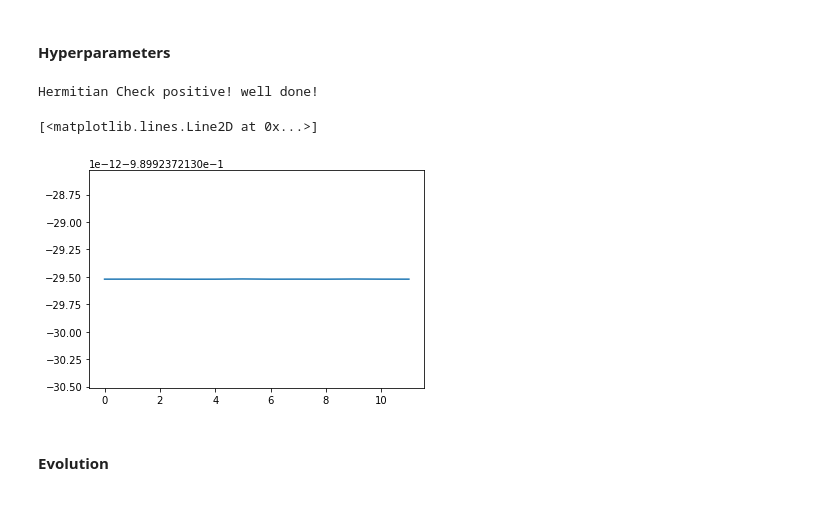
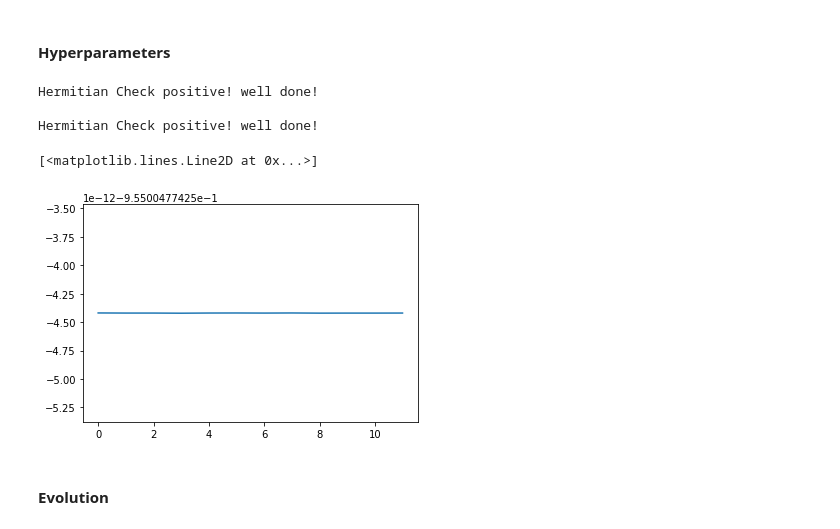
Before and after one commit to emacosta95/ManyBodySystemQutip, a Jupyter notebook: dynamics.ipynb, the cells around one changed output. Cells and saved outputs as stored; diff of their text form; code cells hidden in the pictures.

```diff
--- a/dynamics.ipynb
+++ b/dynamics.ipynb
@@ -52,38 +52,40 @@ class RealQuench:
             + (1 - np.exp(-1 * (t * self.gamma))) * self.hf
         )
 
-ham0=SpinHamiltonian(direction_couplings=[('z','z')],pbc=True,coupling_values=[1.],size=size)
+ham0=SpinHamiltonian(direction_couplings=[('z','z')],field_directions=['z'],field_values=[1.],pbc=True,coupling_values=[1.],size=size)
 h1=SpinHamiltonian(field_directions=['x'],field_values=[0.5],size=size,pbc=True)
 
 field_coeff=RealQuench(hi=hi,hf=hf,gamma=gamma)
 
 ham=[ham0.qutip_op,[h1.qutip_op,field_coeff.field]]
 
 _,psi0=np.linalg.eigh(ham0.qutip_op+5.*h1.qutip_op)
 
 
 
 psi0=psi0[:,0]
 
 
 psi=qutip.Qobj(psi0,shape=psi0.shape,dims=([[2 for i in range(size)],[1]]))
 
 for r in np.isnan(psi0):
     if r==True:
         print(r)
 
 x_gs=[]
 
 for i in range(size):
     x=SpinOperator(index=[('x',i)],coupling=[1.],size=size,verbose=1)
     obs.append(x.qutip_op)
     x_gs.append(x.expect_value(psi))
 
 plt.plot(x_gs)
 # %% [output]
 Hermitian Check positive! well done!
+
+Hermitian Check positive! well done!
 [<matplotlib.lines.Line2D at 0x...>]
-[figure, old version]
+[figure, new version]
 # %% [markdown]
 #### Evolution
 # %%
```
Also changed, not shown: parts of 2 cells of this notebook, 2 other files.
